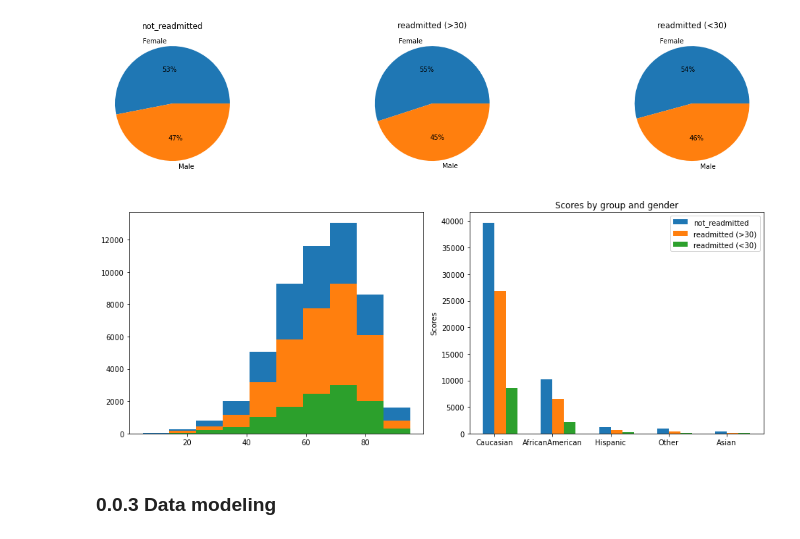
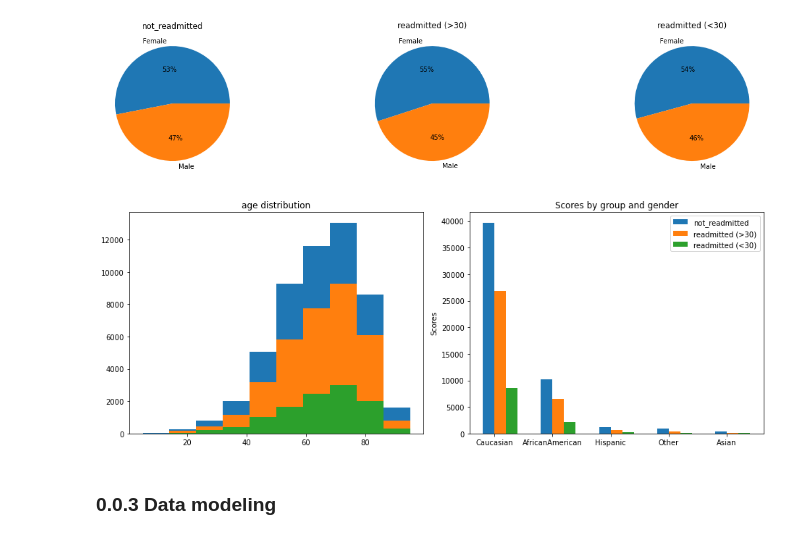
Before and after one commit to TodorNedkovski/Artificial_Intelligence_20-21, a Jupyter notebook: Untitled1.ipynb, the cells around one changed output. Cells and saved outputs as stored; diff of their text form; code cells hidden in the pictures.

```diff
--- a/Untitled1.ipynb
+++ b/Untitled1.ipynb
@@ -230,32 +232,34 @@ not_readmitted = data[data['readmitted'] == 'NO']
 # %%
 fig, ax = plt.subplots(1, 2, figsize=(13, 5))
 
 ax[0].hist(not_readmitted['age'])
 ax[0].hist(greater_readmitted['age'])
 ax[0].hist(low_readmitted['age'])
+ax[0].set_title('age distribution')
+ax[1].set_ylabel('count')
 
 f = not_readmitted.groupby('race').count().sort_values(by='gender', ascending=False).iloc[:,1]
 g = greater_readmitted.groupby('race').count().sort_values(by='gender', ascending=False).iloc[:,1]
 b = low_readmitted.groupby('race').count().sort_values(by='gender', ascending=False).iloc[:,1]
 
 bar_width = 0.2
 x = np.arange(len(f.keys()))
 
 rects1 = ax[1].bar(x, f.values, label='not_readmitted', width=bar_width)
 rects2 = ax[1].bar(x + bar_width, g.values, label='readmitted (>30)', width=bar_width)
 rects2 = ax[1].bar(x + 2*bar_width, b.values, label='readmitted (<30)', width=bar_width)
 
 ax[1].set_xticks(x + bar_width / 2)
 ax[1].set_xticklabels(f.keys())
 
 ax[1].set_ylabel('Scores')
 ax[1].set_title('Scores by group and gender')
 ax[1].legend()
 
 fig.tight_layout()
 plt.show()
 # %% [output]
-[figure, old version]
+[figure, new version]
 # %% [markdown]
 ### 0.0.3 Data modeling
 # %% [markdown]
```
Also changed, not shown: parts of 45 cells of this notebook.
